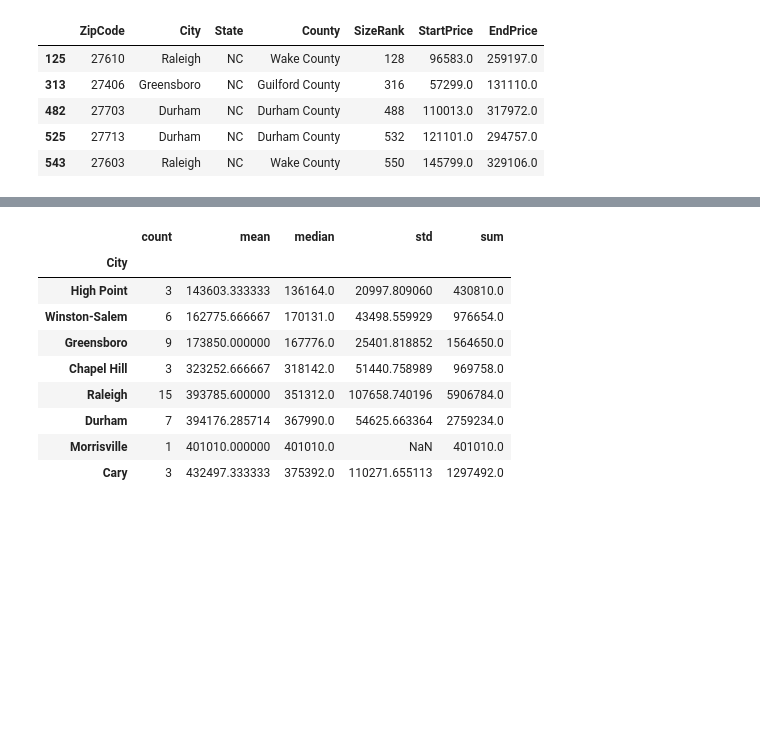
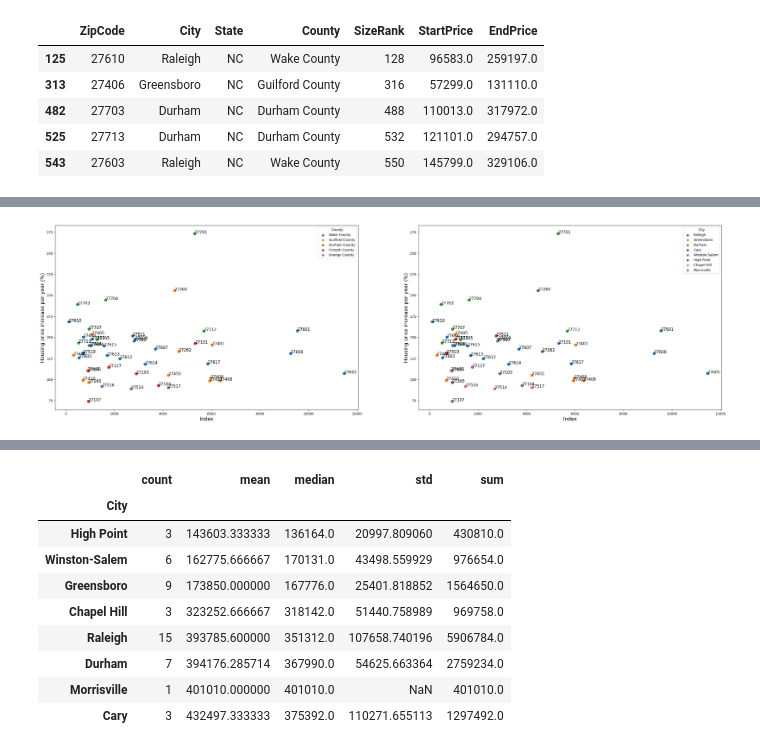
Before and after one commit to saychelsea11/north_carolina_best_real_estate_locations, a Jupyter notebook: NC_Zillow_Housing_Price_Analysis.ipynb, the cells around one changed output, grey strips where cells are left out. Saved outputs shown, nothing was run; the diff lists cells and outputs as text; code cells hidden in the pictures; blank space fills up the shorter version.

```diff
--- a/NC_Zillow_Housing_Price_Analysis.ipynb
+++ b/NC_Zillow_Housing_Price_Analysis.ipynb
@@ -486,3 +493,7 @@ df_zillow[['City','PriceIncrease']].groupby('City').agg(['count','mean','median'
+# %%
+uni_scatterplot(df_zillow,'PriceIncreasePerc','Housing price increase per year (%)')
+# %% [output]
+[figure, added]
 # %%
 df_zillow_10yr = return_on_investment(df_zillow, 10)
 df_zillow_10yr.head()
```
Also changed, not shown: parts of 9 cells of this notebook, 1 other file.
